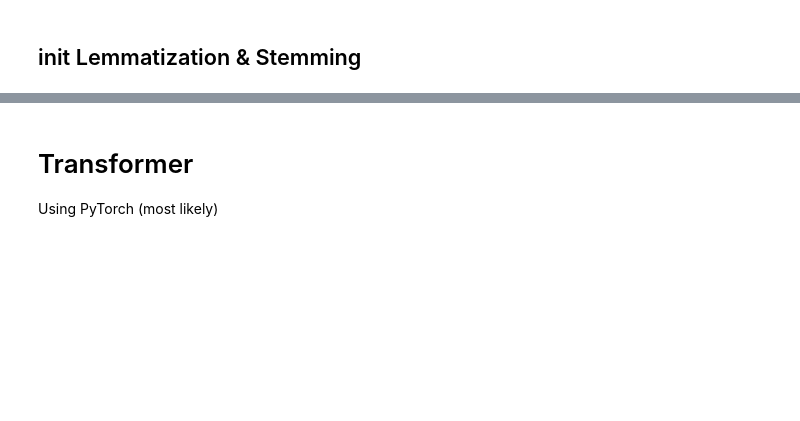
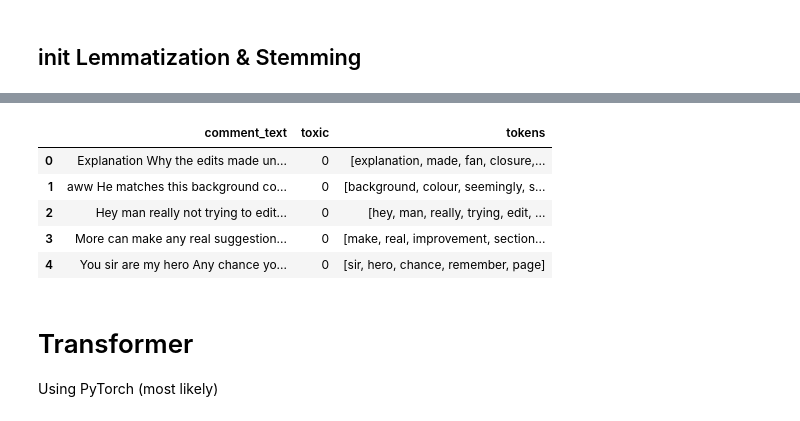
Before and after one commit to Supermjork/Final-Sprint, a Jupyter notebook: notebook/scratch_llm.ipynb, the cells around one changed output, grey strips where cells are left out. Drawn from its saved outputs; the diff is of its cells as text; code cells hidden in the pictures; blank space fills up the shorter version.

```diff
--- a/notebook/scratch_llm.ipynb
+++ b/notebook/scratch_llm.ipynb
@@ -335,6 +345,2 @@ But due to current knowledge of NLP process, it would be better to keep from usi
-# %%
-# Define Non-English word remover
-def englishify(wordlist: list):
-    return [word for word in wordlist if word not in ENGLISH_WORDS]
 # %% [markdown]
 ## init Lemmatization & Stemming
@@ -341,3 +354,20 @@ def englishify(wordlist: list):
+# %%
+# Define Non-English word remover
+def englishify(wordlist: list):
+    return [word for word in wordlist if word in ENGLISH_WORDS]
+# %%
+# Call the function
+txt_dat['tokens'] = [englishify(row) for row in txt_dat['tokens']]
+
+# Print some entries
+txt_dat.head(n)
+# %% [output]
+|  | comment_text | toxic | tokens |
+| 0 | Explanation Why the edits made un... | 0 | [explanation, made, fan, closure,... |
+| 1 | aww He matches this background co... | 0 | [background, colour, seemingly, s... |
+| 2 | Hey man really not trying to edit... | 0 | [hey, man, really, trying, edit, ... |
+| 3 | More can make any real suggestion... | 0 | [make, real, improvement, section... |
+| 4 | You sir are my hero Any chance yo... | 0 | [sir, hero, chance, remember, page] |
 # %% [markdown]
 # Transformer
 Using PyTorch (most likely)
```
Also changed, not shown: parts of 4 cells of this notebook, 1 other file.
